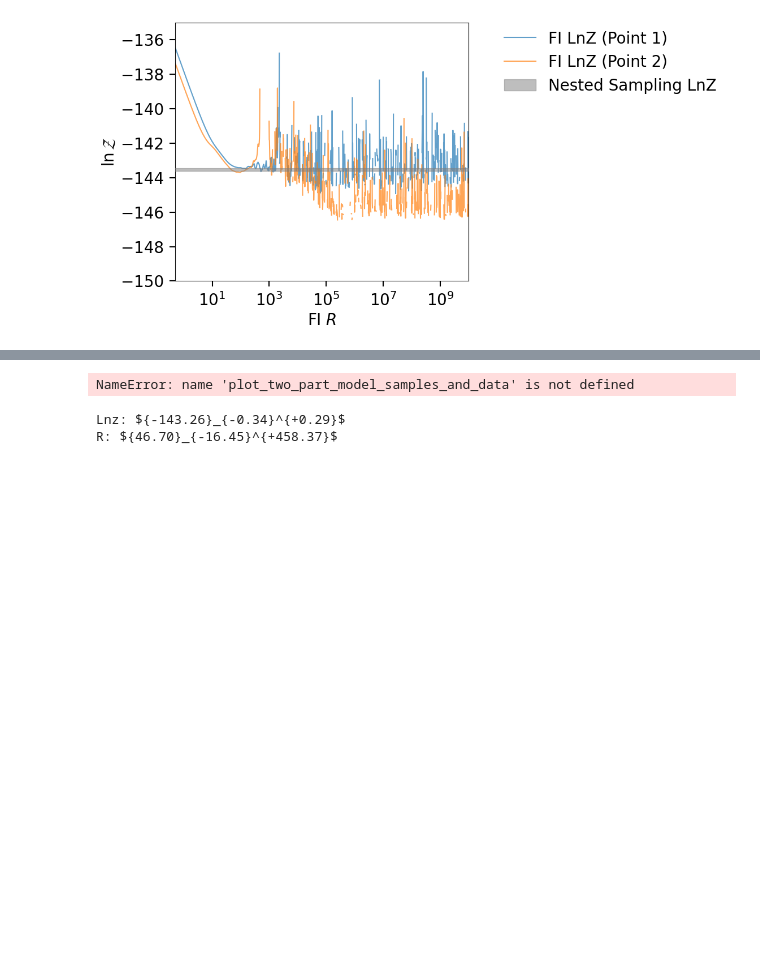
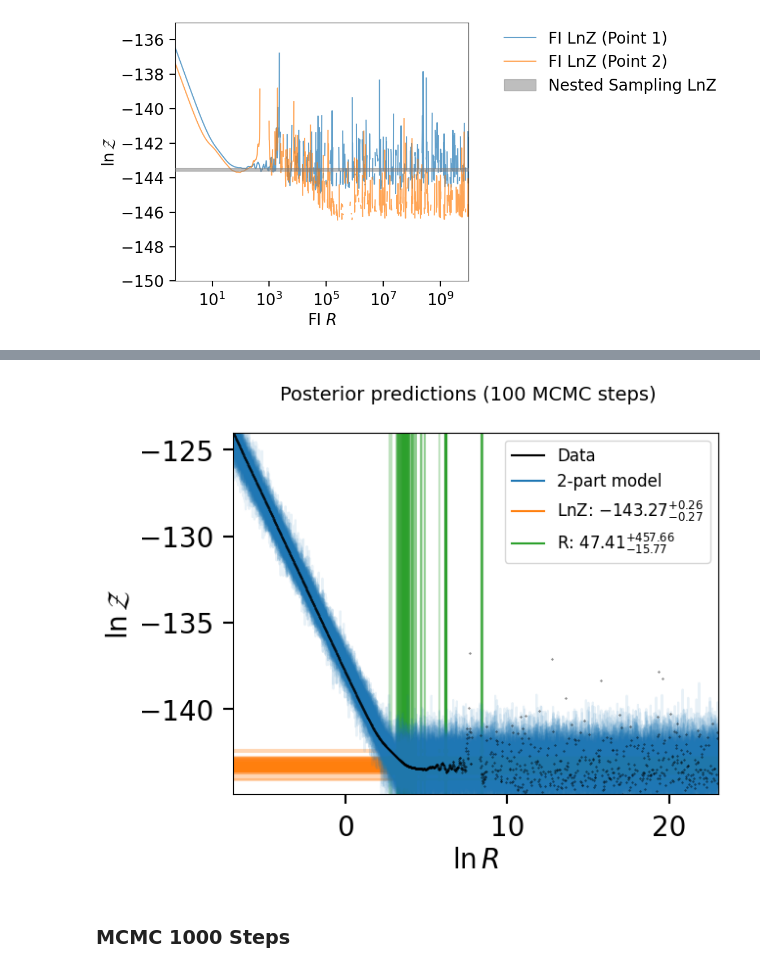
Before and after one commit to avivajpeyi/funnel, a Jupyter notebook: docs/examples/linear_regression.ipynb, the cells around one changed output, grey strips where cells are left out. Saved outputs shown, nothing was run; the diff lists cells and outputs as text; code cells hidden in the pictures; blank space fills up the shorter version.

```diff
--- a/docs/examples/linear_regression.ipynb
+++ b/docs/examples/linear_regression.ipynb
@@ -349,24 +351,8 @@ result.plot_corner(parameters=['lnz','turning_point'], labelpad=0.3)
 # %%
 fig = plot_two_part_model_samples_and_data(result.posterior.sample(100), x, y)
-fig.suptitle("100steps Posterior predictions", fontsize=14)
+fig.suptitle("Posterior predictions (100 MCMC steps)", fontsize=14)
 fig.show()
 # %% [output]
-NameError: name 'plot_two_part_model_samples_and_data' is not defined
+[figure, added]
-# %%
-lnz_posterior = result.posterior.lnz
-r_posterior = result.posterior.r
-
-def get_median_and_error_str(s:np.array):
-    med = np.median(s)
-    upper = np.percentile(s, 84) - med
-    lower = med - np.percentile(s, 16)
-    fmt = "{:.2f}".format
-    s = r"${{{0}}}_{{-{1}}}^{{+{2}}}$"
-    s = s.format(fmt(med), fmt(lower), fmt(upper))
-    return s
-
-print(f"Lnz: {get_median_and_error_str(lnz_posterior)}")
-print(f"R: {get_median_and_error_str(r_posterior)}")
-# %% [output]
-Lnz: ${-143.26}_{-0.34}^{+0.29}$
-R: ${46.70}_{-16.45}^{+458.37}$
+# %% [markdown]
+### MCMC 1000 Steps
```
Also changed, not shown: parts of 10 cells of this notebook, 1 other file.
